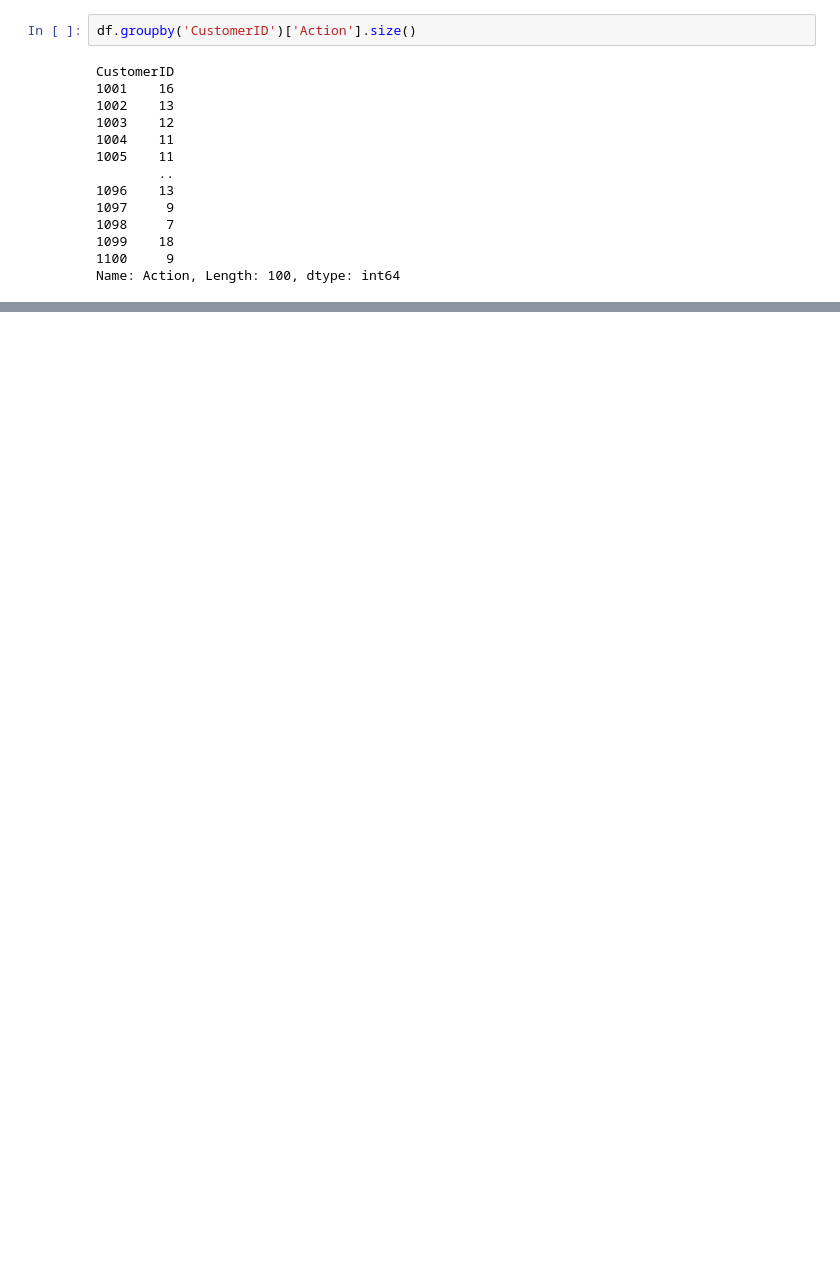
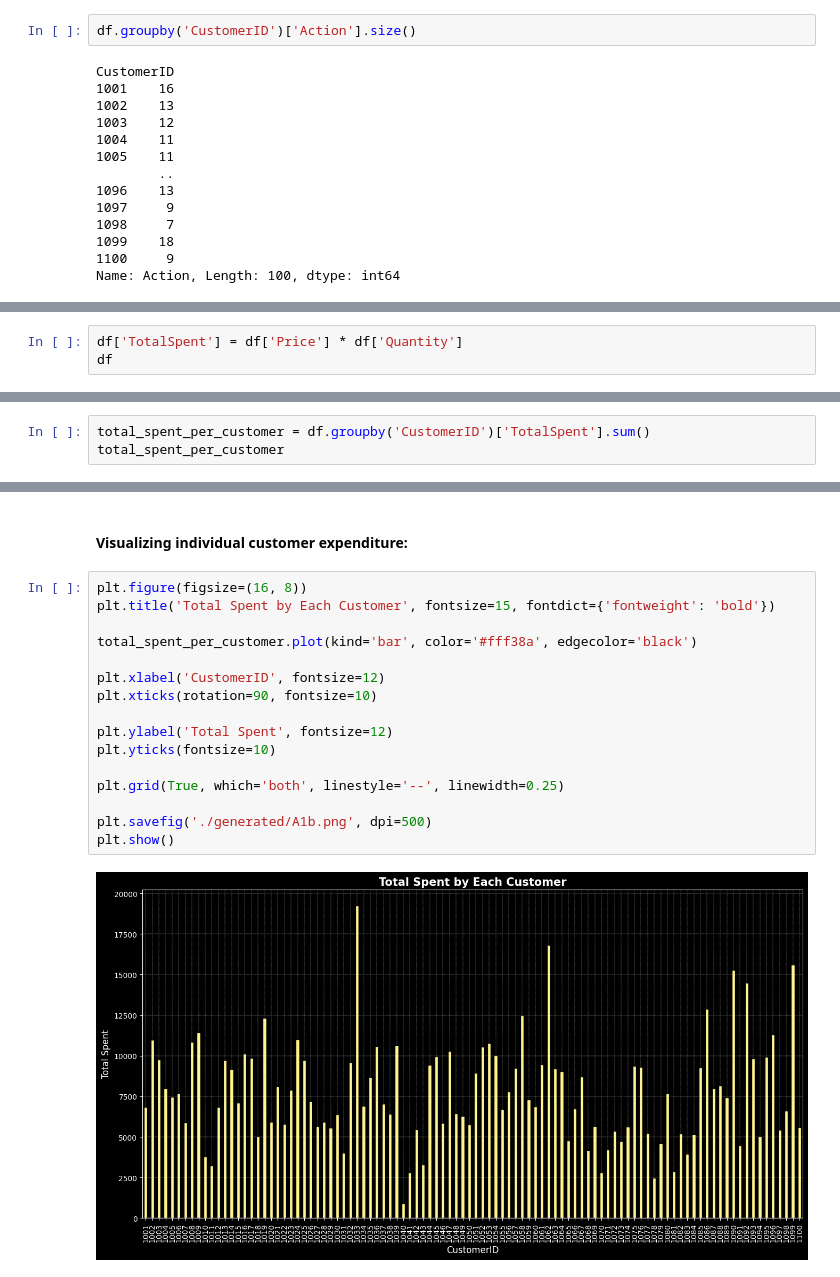
Before and after one commit to rajin-khan/machine-learning-sem10, a Jupyter notebook: assignments/Assignment1.ipynb, the cells around one changed output, grey strips where cells are left out. Saved outputs shown, nothing was run; the diff lists cells and outputs as text; blank space fills up the shorter version.

```diff
--- a/assignments/Assignment1.ipynb
+++ b/assignments/Assignment1.ipynb
@@ -175,0 +287,3 @@ Name: Action, Length: 100, dtype: int64
+# %%
+df['TotalSpent'] = df['Price'] * df['Quantity']
+df
@@ -175,0 +306,3 @@ Name: Action, Length: 100, dtype: int64
+# %%
+total_spent_per_customer = df.groupby('CustomerID')['TotalSpent'].sum()
+total_spent_per_customer
@@ -175,0 +323,20 @@ Name: Action, Length: 100, dtype: int64
+# %% [markdown]
+#### Visualizing individual customer expenditure:
+# %%
+plt.figure(figsize=(16, 8))
+plt.title('Total Spent by Each Customer', fontsize=15, fontdict={'fontweight': 'bold'})
+
+total_spent_per_customer.plot(kind='bar', color='#fff38a', edgecolor='black')
+
+plt.xlabel('CustomerID', fontsize=12)
+plt.xticks(rotation=90, fontsize=10)
+
+plt.ylabel('Total Spent', fontsize=12)
+plt.yticks(fontsize=10)
+
+plt.grid(True, which='both', linestyle='--', linewidth=0.25)
+
+plt.savefig('./generated/A1b.png', dpi=500)
+plt.show()
+# %% [output]
+[figure, added]
```
Also changed, not shown: parts of 44 cells of this notebook, 3 other files.
